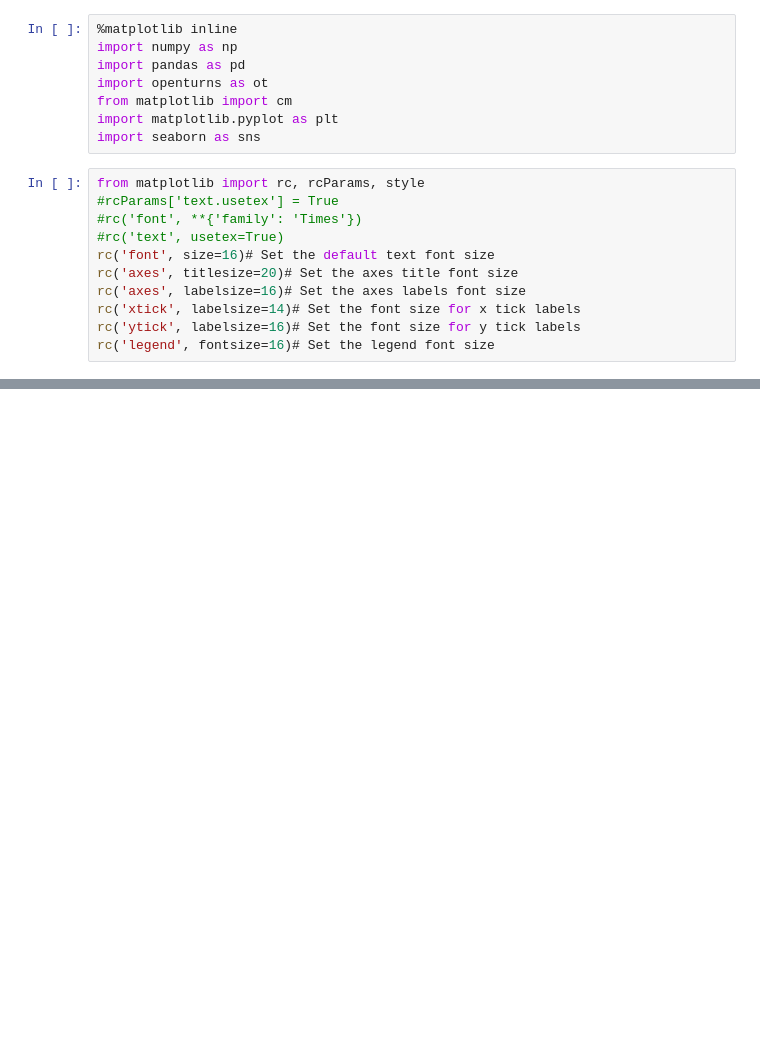
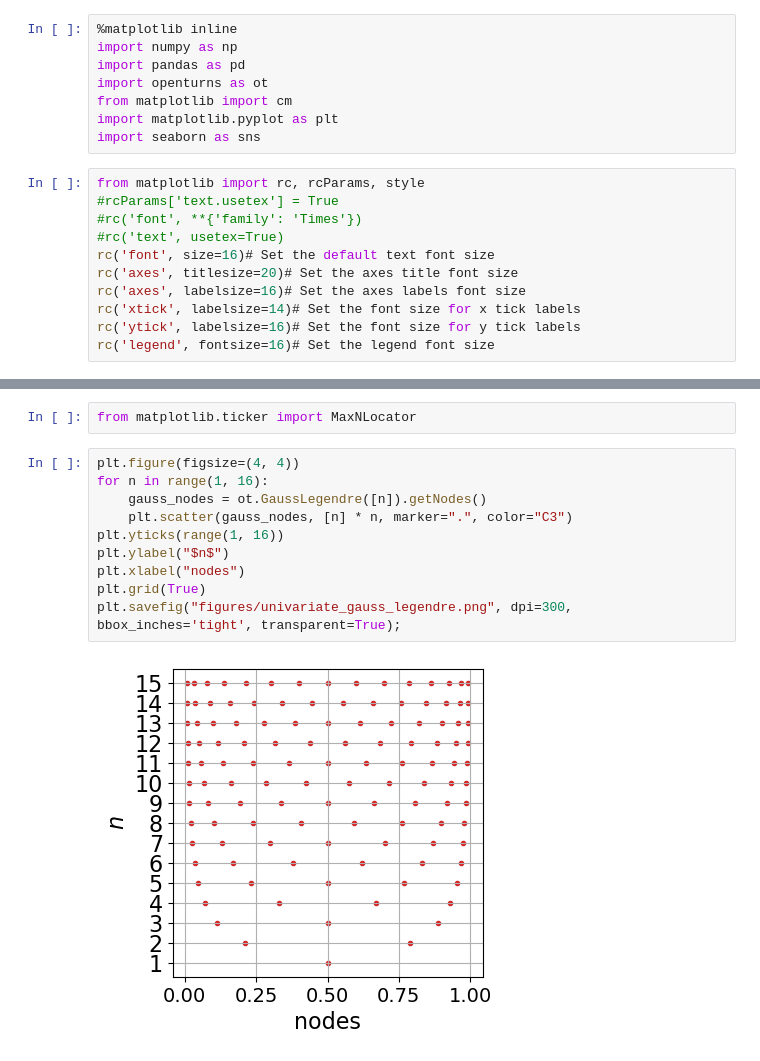
Before and after one commit to efekhari27/thesis, a Jupyter notebook: numerical_experiments/chapter1/integration.ipynb, the cells around one changed output, grey strips where cells are left out. Saved outputs shown, nothing was run; the diff lists cells and outputs as text; blank space fills up the shorter version.

```diff
--- a/numerical_experiments/chapter1/integration.ipynb
+++ b/numerical_experiments/chapter1/integration.ipynb
@@ -86,0 +68,14 @@ plt.savefig("figures/univariate_quadratures.png", dpi=300, bbox_inches='tight',
+# %%
+from matplotlib.ticker import MaxNLocator
+# %%
+plt.figure(figsize=(4, 4))
+for n in range(1, 16):
+    gauss_nodes = ot.GaussLegendre([n]).getNodes()
+    plt.scatter(gauss_nodes, [n] * n, marker=".", color="C3")
+plt.yticks(range(1, 16))
+plt.ylabel("$n$")
+plt.xlabel("nodes")
+plt.grid(True)
+plt.savefig("figures/univariate_gauss_legendre.png", dpi=300, bbox_inches='tight', transparent=True);
+# %% [output]
+[figure, added]
```
Also changed, not shown: parts of 8 cells of this notebook, 37 other files.
